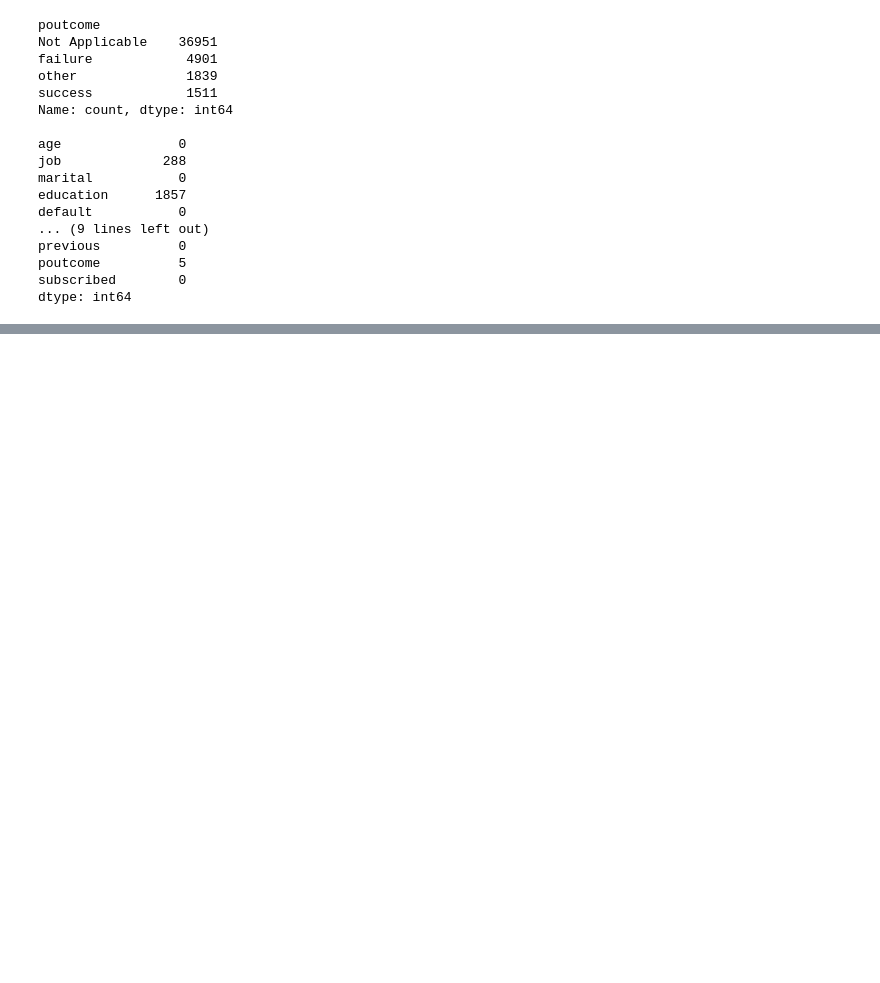
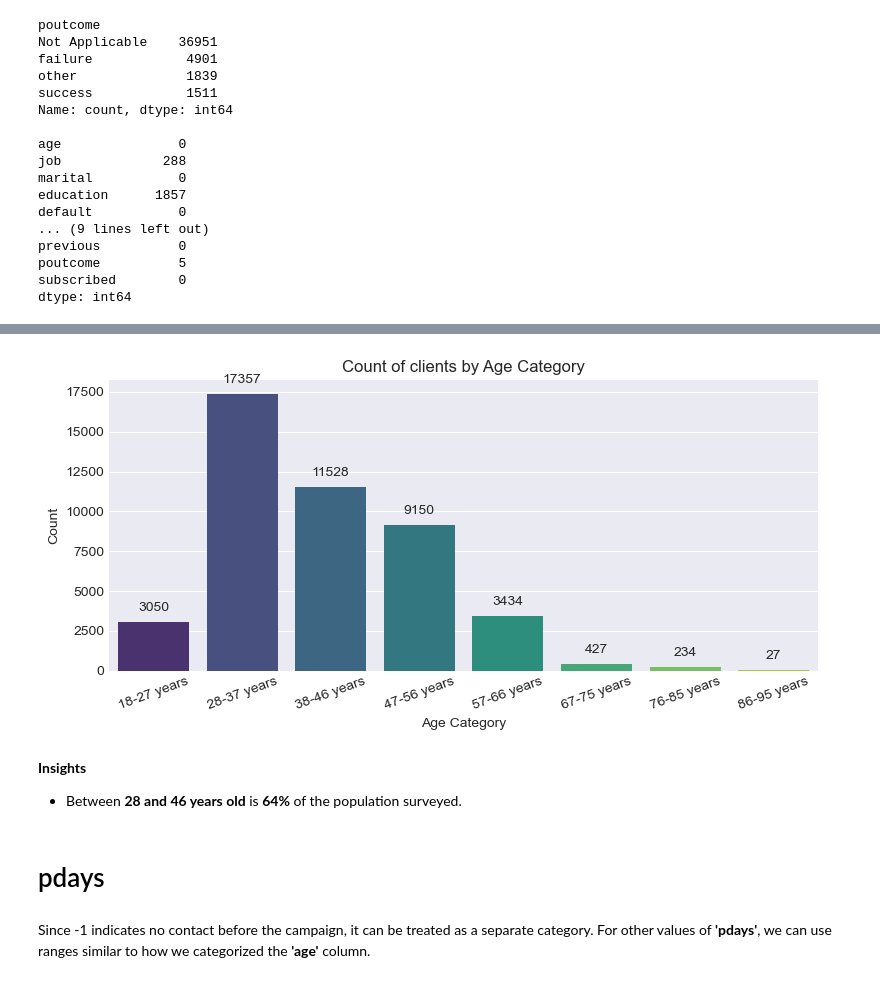
Before and after one commit to Maullin1996/python_data_cience, a Jupyter notebook: bank_Marketing.ipynb, the cells around one changed output, grey strips where cells are left out. Saved outputs shown, nothing was run; the diff lists cells and outputs as text; code cells hidden in the pictures; blank space fills up the shorter version.

```diff
--- a/bank_Marketing.ipynb
+++ b/bank_Marketing.ipynb
@@ -392,0 +517,9 @@ dtype: int64
+# %%
+#Define the number of desired categories.
+num_cat = 8
+
+#Use pd.cut to convert the 'age' column into categorical based on the specified number catehories.
+impute_data['age_category'] = pd.cut(impute_data['age'], bins = num_cat)
+
+#Display unique values in the age_category column
+impute_data['age_category'].value_counts()
@@ -392,0 +537,43 @@ dtype: int64
+# %%
+#Define the category labels
+category_labels = [
+    '18-27 years',
+    '28-37 years',
+    '38-46 years',
+    '47-56 years',
+    '57-66 years',
+    '67-75 years',
+    '76-85 years',
+    '86-95 years',
+]
+
+#Rename categories in the 'age_category' column
+
+impute_data['age_category'] = impute_data['age_category'].cat.rename_categories(category_labels)
+# %%
+plt.figure(figsize=(8,4))
+ax_3 = sns.countplot(x = 'age_category', data = impute_data, palette='viridis')
+ax_3.set_xticklabels(ax_3.get_xticklabels(), rotation = 20)
+
+for p in plt.gca().patches:
+    plt.gca().annotate(f'{int(p.get_height())}',
+                    (p.get_x() + p.get_width() / 2.,
+                    p.get_height()),
+                    ha = 'center', va = 'center', xytext = (0,10), textcoords = 'offset points')
+
+plt.title('Count of clients by Age Category')
+plt.xlabel('Age Category')
+plt.ylabel('Count')
+
+plt.tight_layout()
+plt.show()
+# %% [output]
+[figure, added]
+# %% [markdown]
+__Insights__
+
++ Between __28 and 46 years old__ is __64%__ of the population surveyed.
+# %% [markdown]
+# pdays
+# %% [markdown]
+Since -1 indicates no contact before the campaign, it can be treated as a separate category. For other values of __'pdays'__, we can use ranges similar to how we categorized the __'age'__ column.
```
Also changed, not shown: parts of 33 cells of this notebook.
